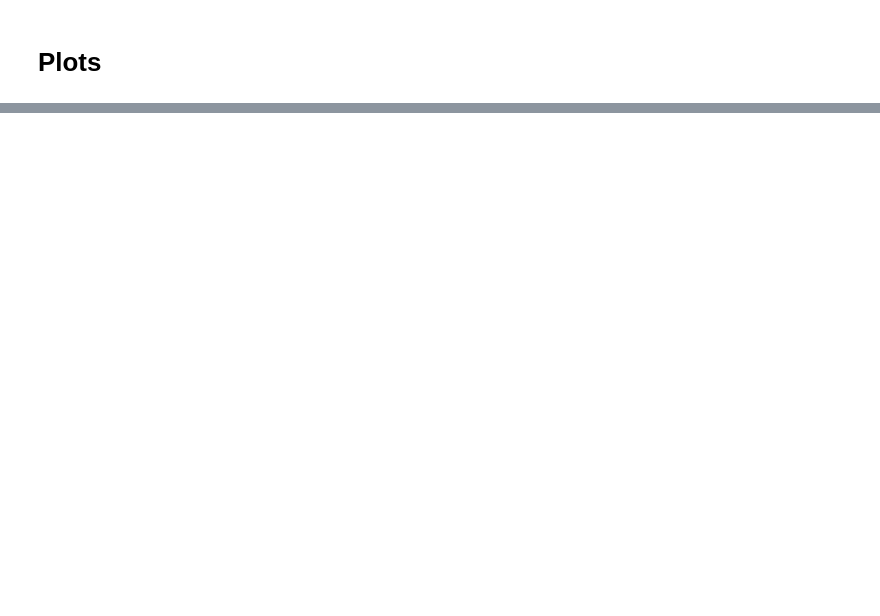
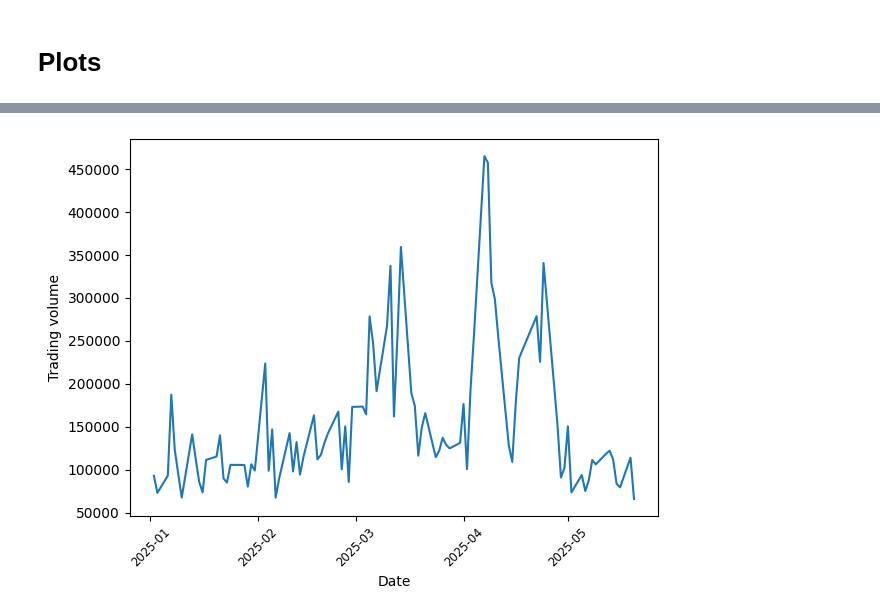
Before and after one commit to edting/historical-price-analysis, a Jupyter notebook: scripts/plot.ipynb, the cells around one changed output, grey strips where cells are left out. Cells and saved outputs as stored; diff of their text form; code cells hidden in the pictures; blank space fills up the shorter version.

```diff
--- a/scripts/plot.ipynb
+++ b/scripts/plot.ipynb
@@ -70 +70,7 @@ utils.save("fluctuation_ratio", show=True)
+# %%
+# Trading volume (time series)
+utils.plot_line(date, volume, xlabel="Date", ylabel="Trading volume")
+utils.save("volume", show=True)
+# %% [output]
+[figure, added]
 # %%
```
Also changed, not shown: parts of 10 cells of this notebook, 1 other file.
